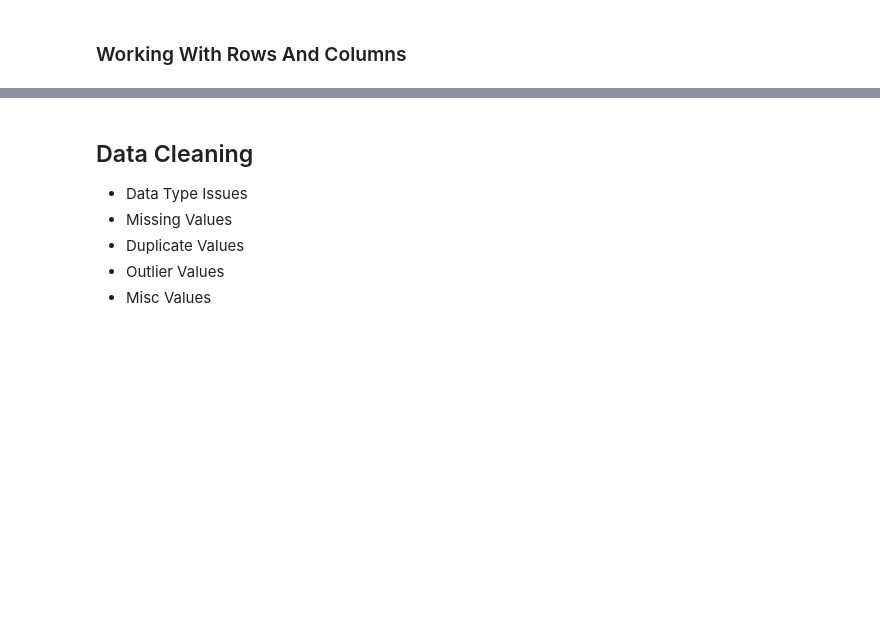
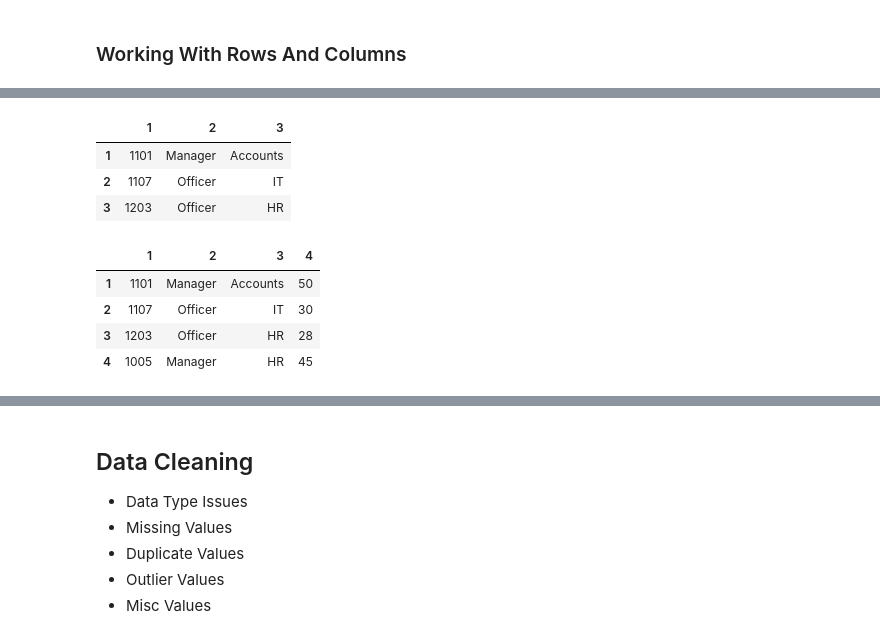
Before and after one commit to Khuzaima811/Pandas-Practice-repo, a Jupyter notebook: Class3PRC(Data_Cleaning).ipynb, the cells around one changed output, grey strips where cells are left out. Saved outputs shown, nothing was run; the diff lists cells and outputs as text; code cells hidden in the pictures; blank space fills up the shorter version.

```diff
--- a/Class3PRC(Data_Cleaning).ipynb
+++ b/Class3PRC(Data_Cleaning).ipynb
@@ -27,0 +26,2 @@ emp
+# %%
+emp=pd.read_excel("employee.xlsx",header=None)
@@ -27,0 +48,15 @@ emp
+# %%
+emp.iloc[1:4,1:4]
+# %% [output]
+|  | 1 | 2 | 3 |
+| 1 | 1101 | Manager | Accounts |
+| 2 | 1107 | Officer | IT |
+| 3 | 1203 | Officer | HR |
+# %%
+emp.loc[1:4,1:4]
+# %% [output]
+|  | 1 | 2 | 3 | 4 |
+| 1 | 1101 | Manager | Accounts | 50 |
+| 2 | 1107 | Officer | IT | 30 |
+| 3 | 1203 | Officer | HR | 28 |
+| 4 | 1005 | Manager | HR | 45 |
```
Also changed, not shown: parts of 22 cells of this notebook, 2 other files.
